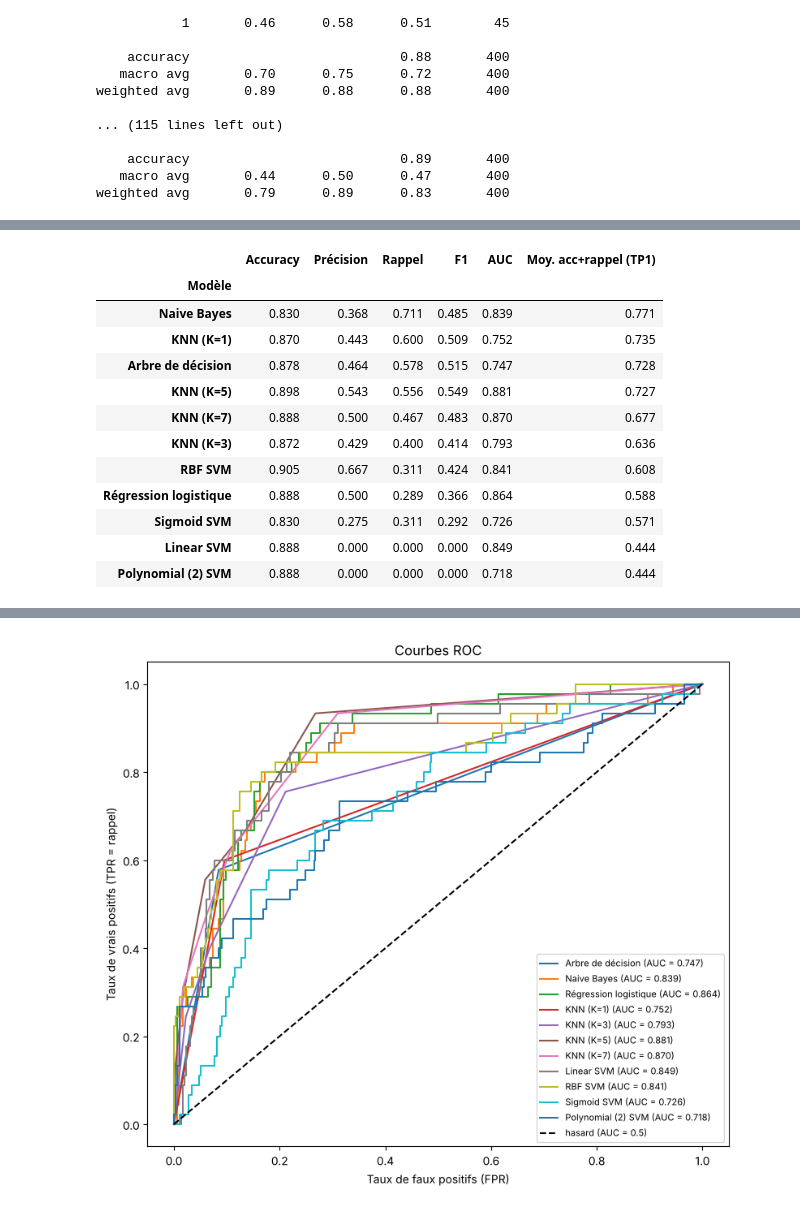
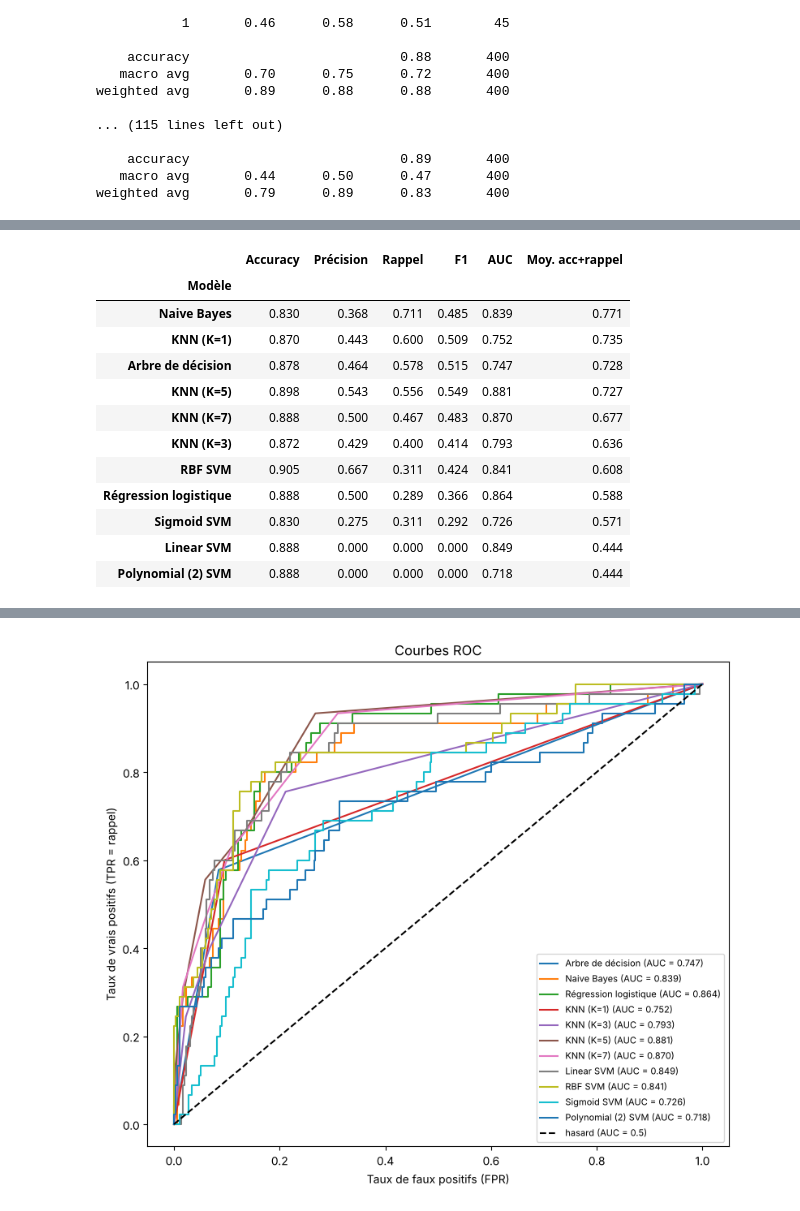
Before and after one commit to NakadBellon/Projet_ML_Thomas_Nakad, a Jupyter notebook: projet_qualite_vin.ipynb, the cells around one changed output, grey strips where cells are left out. Cells and saved outputs as stored; diff of their text form; code cells hidden in the pictures.

```diff
--- a/projet_qualite_vin.ipynb
+++ b/projet_qualite_vin.ipynb
@@ -412,9 +378,9 @@ def evaluer_modele(nom, modele, Xtr, Ytr, Xte, Yte, afficher=True):
             'Rappel':rec,
             'F1':f1_score(Yte,Ypred),
             'AUC':roc_auc_score(Yte,score),
-            'Moy. acc+rappel (TP1)':(acc+rec)/2,
+            'Moy. acc+rappel':(acc+rec)/2,
             'Accuracy train':acc_train,
-            'Moy. TP1 train':(acc_train+rec_train)/2}
+            'Moy. acc+rappel train':(acc_train+rec_train)/2}
 
 def creer_modeles():
     return {'Arbre de décision':DecisionTreeClassifier(random_state=0, criterion='entropy'),
@@ -430,4 +396,4 @@ def creer_modeles():
             'Polynomial (2) SVM':SVC(kernel='poly',degree=2)}
 
 def tableau(resultats):
-    return pd.DataFrame(resultats).set_index('Modèle').round(3).sort_values('Moy. acc+rappel (TP1)',ascending=False)
+    return pd.DataFrame(resultats).set_index('Modèle').round(3).sort_values('Moy. acc+rappel',ascending=False)
@@ -531,7 +491,7 @@ Les matrices de confusion et les rapports de classification de chaque modèle so
 # %%
-tab_norm[['Accuracy','Précision','Rappel','F1','AUC','Moy. acc+rappel (TP1)']]
+tab_norm[['Accuracy','Précision','Rappel','F1','AUC','Moy. acc+rappel']]
 # %% [output]
-|  | Accuracy | Précision | Rappel | F1 | AUC | Moy. acc+rappel (TP1) |
+|  | Accuracy | Précision | Rappel | F1 | AUC | Moy. acc+rappel |
 | Modèle |  |  |  |  |  |  |
 | Naive Bayes | 0.830 | 0.368 | 0.711 | 0.485 | 0.839 | 0.771 |
 | KNN (K=1) | 0.870 | 0.443 | 0.600 | 0.509 | 0.752 | 0.735 |
```
Also changed, not shown: parts of 85 cells of this notebook, 6 other files.
